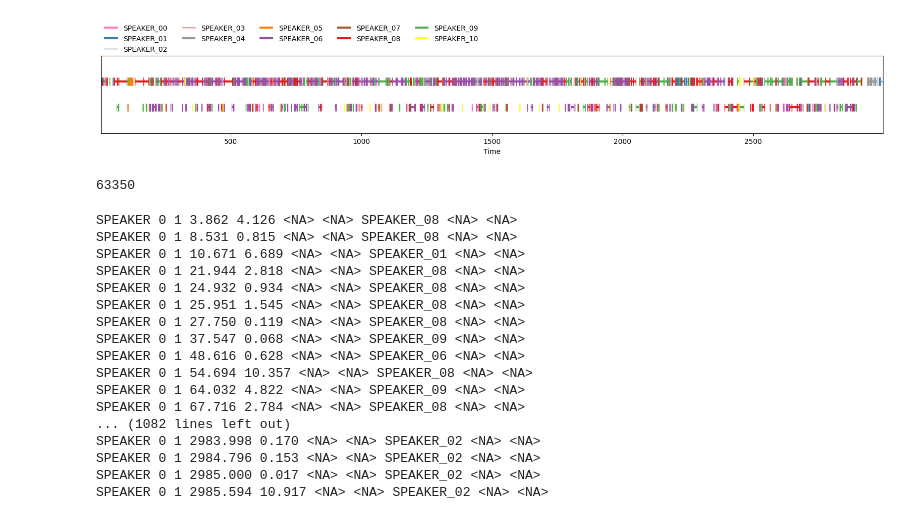
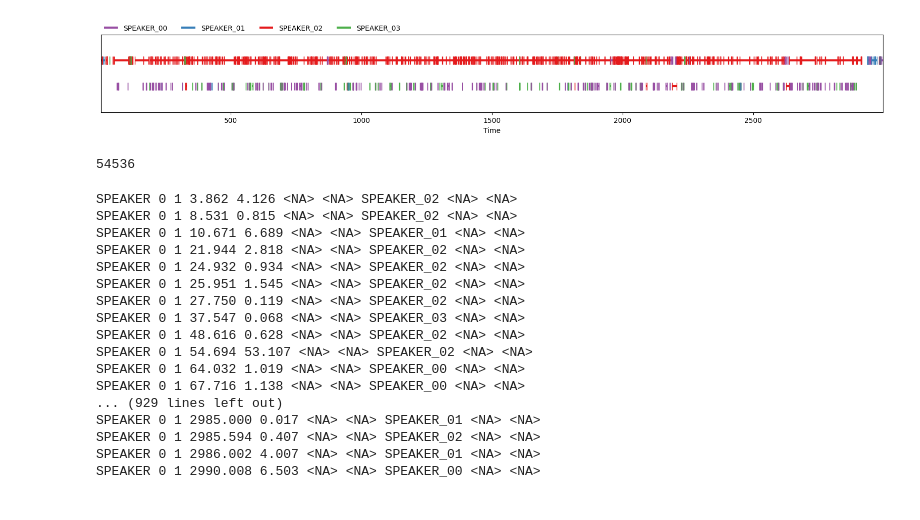
Before and after one commit to 5roop/ASR_pipeline, a Jupyter notebook: 02_diarization_testing.ipynb, the cells around one changed output. Cells and saved outputs as stored; diff of their text form; code cells hidden in the pictures.

```diff
--- a/02_diarization_testing.ipynb
+++ b/02_diarization_testing.ipynb
@@ -1,45 +1,48 @@
 # %%
 import json
 import os
 os.environ["CUDA_VISIBLE_DEVICES"] = "2"
 with open("secrets.json") as f:
     secrets = json.load(f)
 secrets.keys()
 import torch
 from pyannote.audio import Pipeline
 pipeline = Pipeline.from_pretrained(
   "pyannote/speaker-diarization-3.1",
   use_auth_token=secrets["hf_token"]).to(torch.device("cuda"))
 
 # run the pipeline on an audio file
-diarization = pipeline("data/audio_16khz_mono_wav/0.wav")
+diarization = pipeline("data/audio_16khz_mono_wav/0.wav", min_speakers=2, max_speakers=4)
 diarization
 # %% [output]
-[figure, old version]
+[figure, new version]
 # %%
 str_to_write = diarization.to_rttm()
 from pathlib import Path
 Path("data/diarization/").mkdir(exist_ok=True)
-Path("data/diarization/0.rttm").write_text(str_to_write)
+outpath = Path("data/diarization/0.rttm")
+if outpath.exists():
+    outpath.unlink()
+outpath.write_text(str_to_write)
 # %% [output]
-63350
+54536
 # %%
 print(diarization.to_rttm())
 # %% [output]
-SPEAKER 0 1 3.862 4.126 <NA> <NA> SPEAKER_08 <NA> <NA>
-SPEAKER 0 1 8.531 0.815 <NA> <NA> SPEAKER_08 <NA> <NA>
+SPEAKER 0 1 3.862 4.126 <NA> <NA> SPEAKER_02 <NA> <NA>
+SPEAKER 0 1 8.531 0.815 <NA> <NA> SPEAKER_02 <NA> <NA>
 SPEAKER 0 1 10.671 6.689 <NA> <NA> SPEAKER_01 <NA> <NA>
-SPEAKER 0 1 21.944 2.818 <NA> <NA> SPEAKER_08 <NA> <NA>
-SPEAKER 0 1 24.932 0.934 <NA> <NA> SPEAKER_08 <NA> <NA>
-SPEAKER 0 1 25.951 1.545 <NA> <NA> SPEAKER_08 <NA> <NA>
-SPEAKER 0 1 27.750 0.119 <NA> <NA> SPEAKER_08 <NA> <NA>
-SPEAKER 0 1 37.547 0.068 <NA> <NA> SPEAKER_09 <NA> <NA>
-SPEAKER 0 1 48.616 0.628 <NA> <NA> SPEAKER_06 <NA> <NA>
-SPEAKER 0 1 54.694 10.357 <NA> <NA> SPEAKER_08 <NA> <NA>
-SPEAKER 0 1 64.032 4.822 <NA> <NA> SPEAKER_09 <NA> <NA>
-SPEAKER 0 1 67.716 2.784 <NA> <NA> SPEAKER_08 <NA> <NA>
-... (1082 lines left out)
-SPEAKER 0 1 2983.998 0.170 <NA> <NA> SPEAKER_02 <NA> <NA>
-SPEAKER 0 1 2984.796 0.153 <NA> <NA> SPEAKER_02 <NA> <NA>
-SPEAKER 0 1 2985.000 0.017 <NA> <NA> SPEAKER_02 <NA> <NA>
-SPEAKER 0 1 2985.594 10.917 <NA> <NA> SPEAKER_02 <NA> <NA>
+SPEAKER 0 1 21.944 2.818 <NA> <NA> SPEAKER_02 <NA> <NA>
+SPEAKER 0 1 24.932 0.934 <NA> <NA> SPEAKER_02 <NA> <NA>
+SPEAKER 0 1 25.951 1.545 <NA> <NA> SPEAKER_02 <NA> <NA>
+SPEAKER 0 1 27.750 0.119 <NA> <NA> SPEAKER_02 <NA> <NA>
+SPEAKER 0 1 37.547 0.068 <NA> <NA> SPEAKER_03 <NA> <NA>
+SPEAKER 0 1 48.616 0.628 <NA> <NA> SPEAKER_02 <NA> <NA>
+SPEAKER 0 1 54.694 53.107 <NA> <NA> SPEAKER_02 <NA> <NA>
+SPEAKER 0 1 64.032 1.019 <NA> <NA> SPEAKER_00 <NA> <NA>
+SPEAKER 0 1 67.716 1.138 <NA> <NA> SPEAKER_00 <NA> <NA>
+... (929 lines left out)
+SPEAKER 0 1 2985.000 0.017 <NA> <NA> SPEAKER_01 <NA> <NA>
+SPEAKER 0 1 2985.594 0.407 <NA> <NA> SPEAKER_02 <NA> <NA>
+SPEAKER 0 1 2986.002 4.007 <NA> <NA> SPEAKER_01 <NA> <NA>
+SPEAKER 0 1 2990.008 6.503 <NA> <NA> SPEAKER_00 <NA> <NA>
```
Also changed, not shown: 1 other file.
